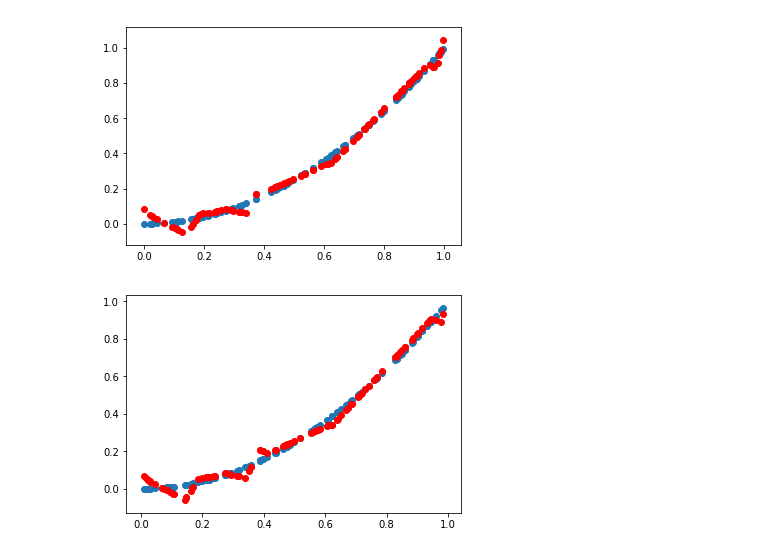
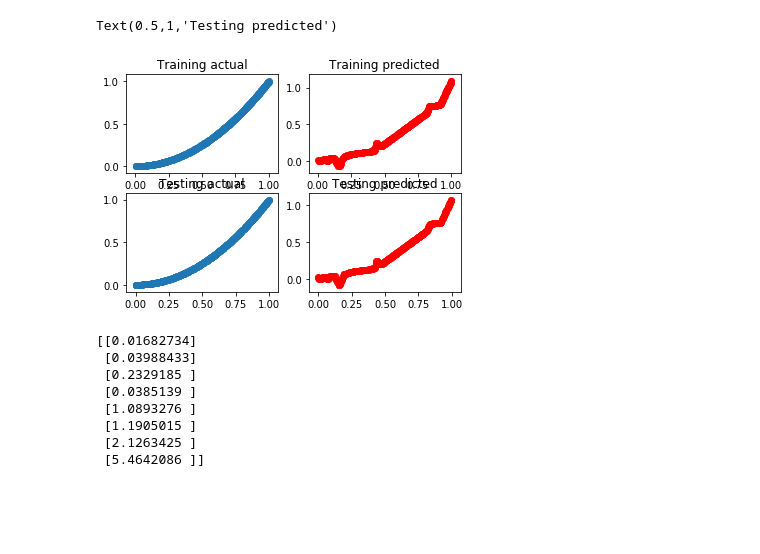
Before and after one commit to yusuftas/blog_python_codes, a Jupyter notebook: tensorflow_square_function_learning/tensorflow_square_function_learning.ipynb, the cells around one changed output. Drawn from its saved outputs; the diff is of its cells as text; code cells hidden in the pictures; blank space fills up the shorter version.

```diff
--- a/tensorflow_square_function_learning/tensorflow_square_function_learning.ipynb
+++ b/tensorflow_square_function_learning/tensorflow_square_function_learning.ipynb
@@ -100,18 +125,33 @@ Training cost= 0.0003299658
 # %%
+f, ((ax1, ax2),(ax3,ax4)) = plt.subplots(2, 2)
+
 y_res = sess.run(pred, feed_dict={X: train_X.reshape([int(datacount/2),1])})
-
-plt.scatter(train_X,train_Y)
-plt.scatter(train_X,y_res, color='r')
-
-plt.show()
-
-
 y_res_test = sess.run(pred, feed_dict={X: test_X.reshape([int(datacount/2),1])})
 
-plt.scatter(test_X,test_Y)
-plt.scatter(test_X,y_res_test, color='r')
+ax1.scatter(train_X,train_Y)
+ax1.set_title('Training actual')
+ax2.scatter(train_X,y_res, color='r')
+ax2.set_title('Training predicted')
 
-plt.show()
+ax3.scatter(test_X,test_Y)
+ax3.set_title('Testing actual')
+ax4.scatter(test_X,y_res_test, color='r')
+ax4.set_title('Testing predicted')
 # %% [output]
+Text(0.5,1,'Testing predicted')
-[figure, old version]
+[figure, new version]
-[figure, removed]
+# %%
+my_values = np.asarray([0 , 0.12 , 0.5 , 0.111 , 1, 1.2 , 1.5 , 2])
+
+y_res = sess.run(pred, feed_dict={X: my_values.reshape([8,1])})
+
+print(y_res)
+# %% [output]
+[[0.01682734]
+ [0.03988433]
+ [0.2329185 ]
+ [0.0385139 ]
+ [1.0893276 ]
+ [1.1905015 ]
+ [2.1263425 ]
+ [5.4642086 ]]
```
Also changed, not shown: parts of 6 cells of this notebook, 1 other file.
